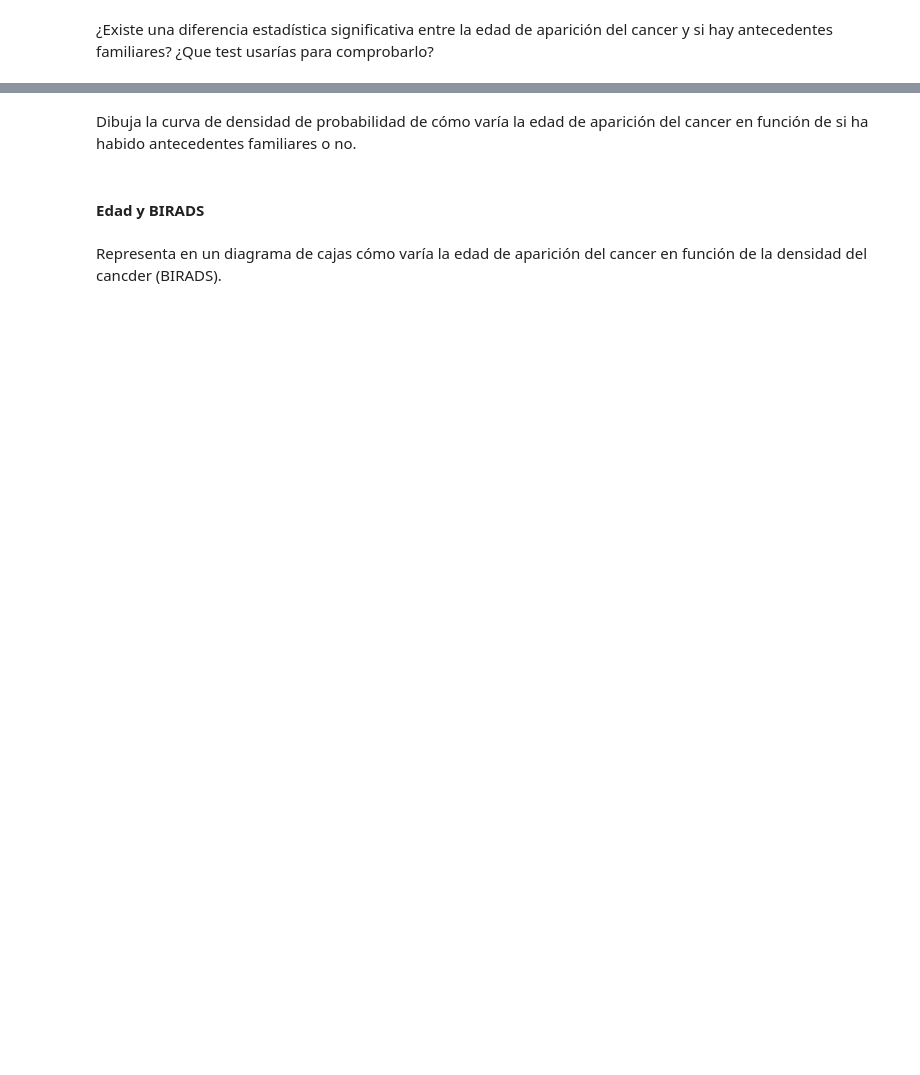
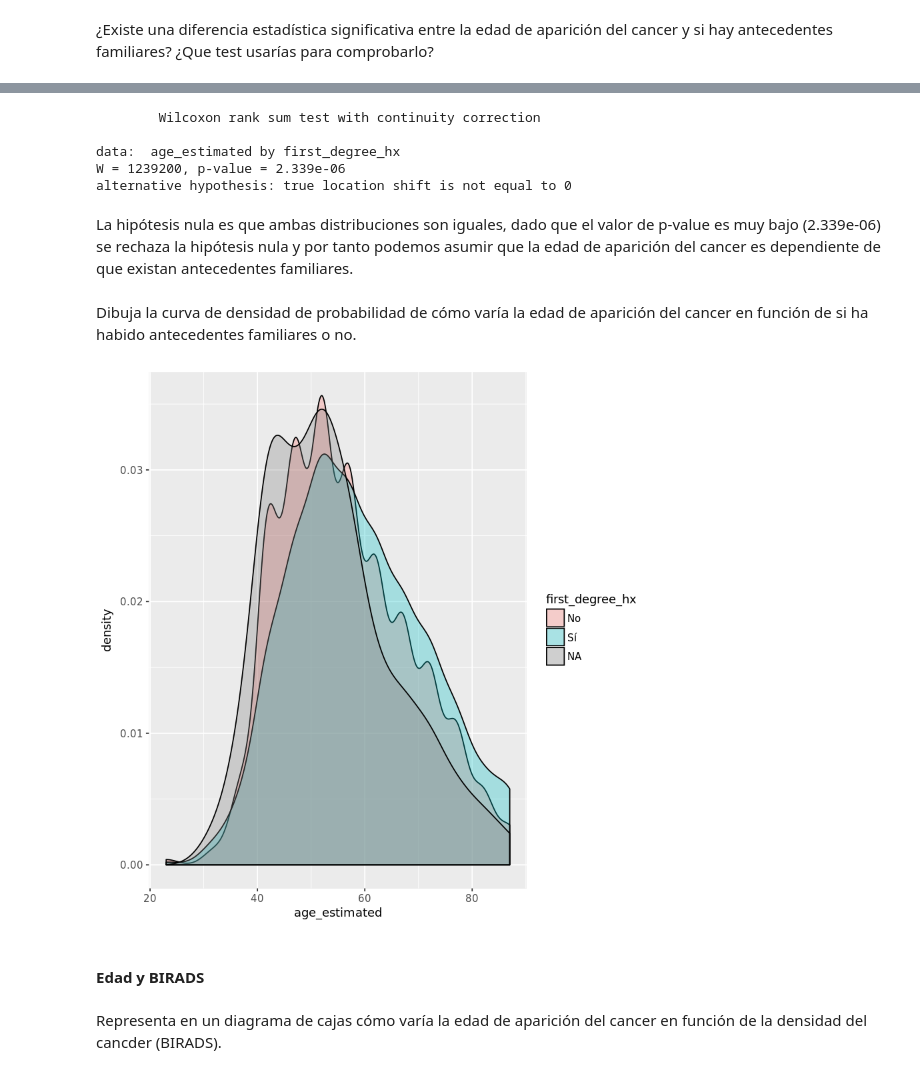
Before and after one commit to rhardjono/BootcampBDML, a Jupyter notebook: Modulo05 - Statistics/Practica2.ipynb, the cells around one changed output, grey strips where cells are left out. Cells and saved outputs as stored; diff of their text form; code cells hidden in the pictures; blank space fills up the shorter version.

```diff
--- a/Modulo05 - Statistics/Practica2.ipynb
+++ b/Modulo05 - Statistics/Practica2.ipynb
@@ -58,5 +171,19 @@ Ayuda:
+# %%
+wilcox.test(age_estimated ~ first_degree_hx, data=bcsc)
+# %% [output]
+        Wilcoxon rank sum test with continuity correction
+
+data:  age_estimated by first_degree_hx
+W = 1239200, p-value = 2.339e-06
+alternative hypothesis: true location shift is not equal to 0
+# %% [markdown]
+La hipótesis nula es que ambas distribuciones son iguales, dado que el valor de  p-value es muy bajo (2.339e-06) se rechaza la hipótesis nula y por tanto podemos asumir que la edad de aparición del cancer es dependiente de que existan antecedentes familiares.
 # %% [markdown]
 Dibuja la curva de densidad de probabilidad de cómo varía la edad de aparición del cancer en función de si ha habido antecedentes familiares o no.
+# %%
+ggplot(data=bcsc, aes(x=age_estimated,fill=first_degree_hx)) + geom_density(alpha = 0.3)
+# %% [output]
+[figure, added]
 # %% [markdown]
 #### Edad y BIRADS
 # %% [markdown]
```
Also changed, not shown: parts of 39 cells of this notebook, 1 other file.
